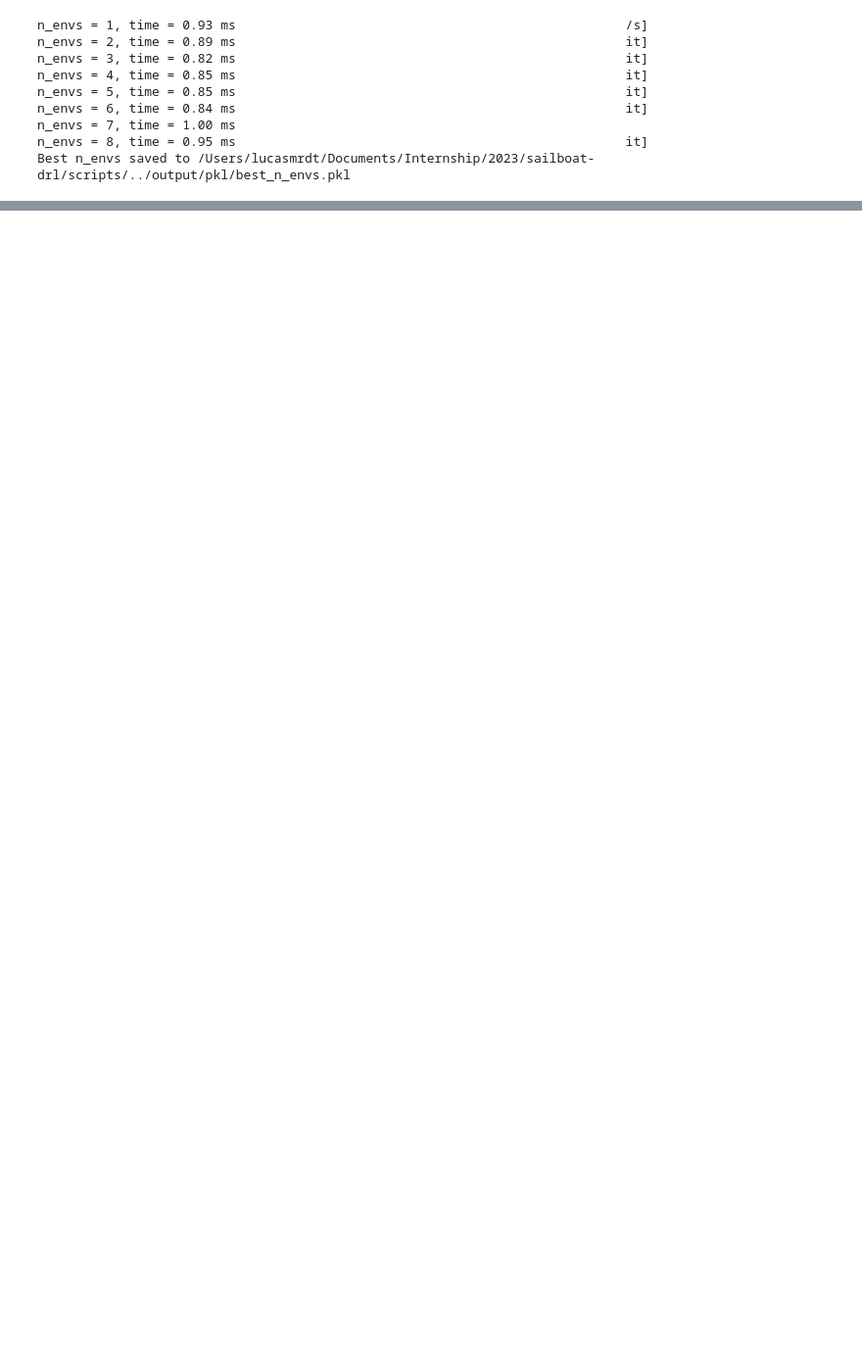
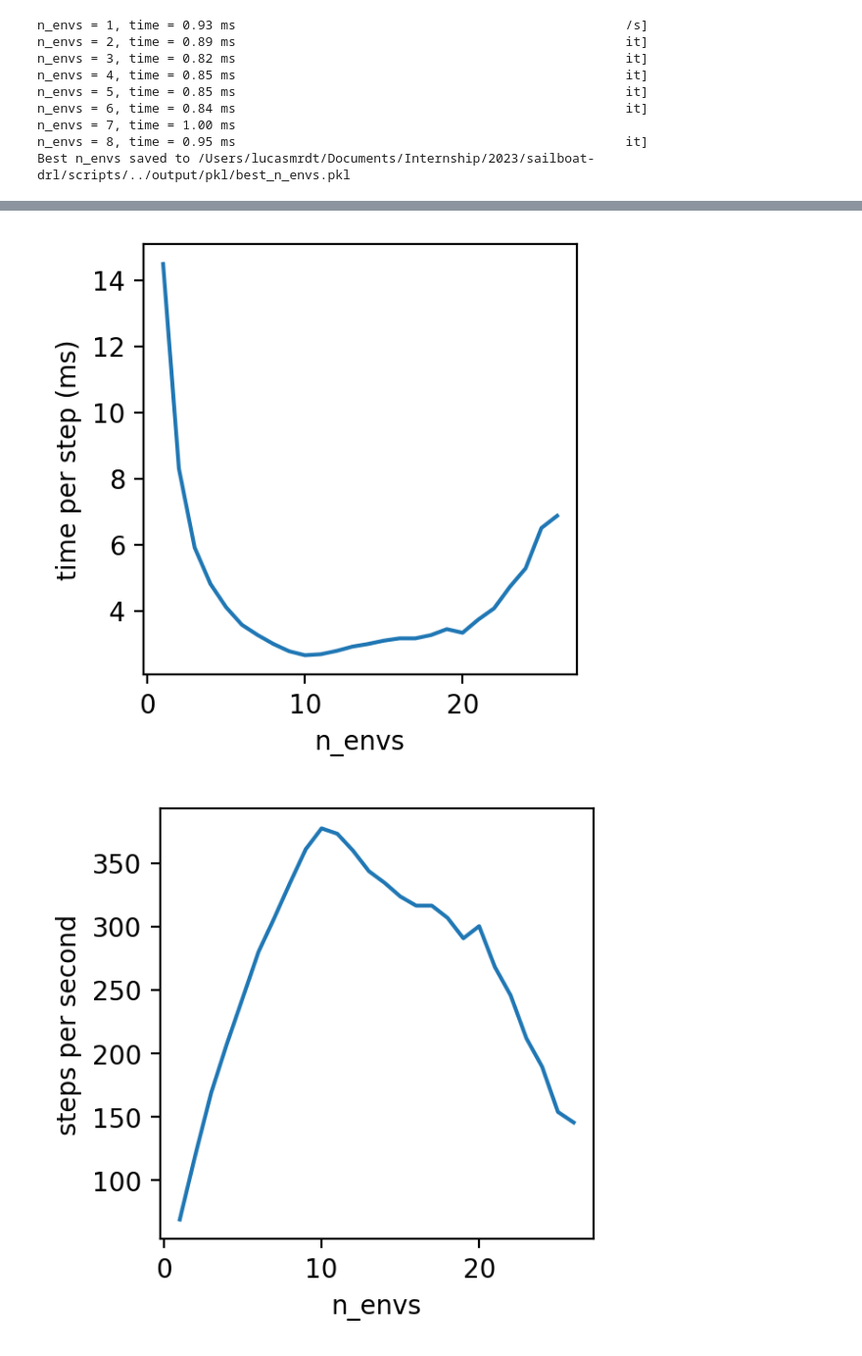
Before and after one commit to lucasmrdt/sailboat-drl, a Jupyter notebook: notebooks/benchmark.ipynb, the cells around one changed output, grey strips where cells are left out. Shown: that part at 98% size. Saved outputs shown, nothing was run; the diff lists cells and outputs as text; code cells hidden in the pictures; blank space fills up the shorter version.

```diff
--- a/notebooks/benchmark.ipynb
+++ b/notebooks/benchmark.ipynb
@@ -45,0 +110,34 @@ Text(0, 0.5, 'simulation factor')
+# %%
+upnquick = {
+    1: 14.49,
+    2: 8.30,
+    3: 5.91,
+    4: 4.81,
+    5: 4.10,
+    6: 3.57,
+    7: 3.26,
+    8: 2.99,
+    9: 2.77,
+    10: 2.65,
+    11: 2.68,
+    12: 2.78,
+    13: 2.91,
+    14: 2.99,
+    15: 3.09,
+    16: 3.16,
+    17: 3.16,
+    18: 3.26,
+    19: 3.44,
+    20: 3.33,
+    21: 3.73,
+    22: 4.07,
+    23: 4.72,
+    24: 5.28,
+    25: 6.50,
+    26: 6.87,
+}
+
+benchmark(upnquick)
+# %% [output]
+[figure, added]
+[figure, added]
```
Also changed, not shown: parts of 11 cells of this notebook, 4 other files.
